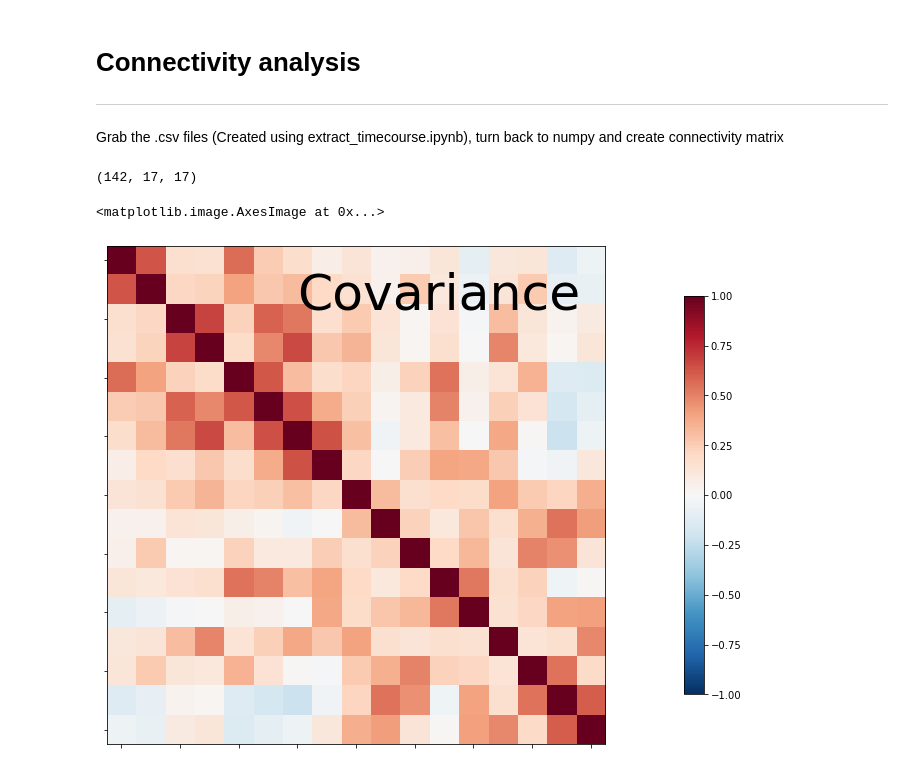
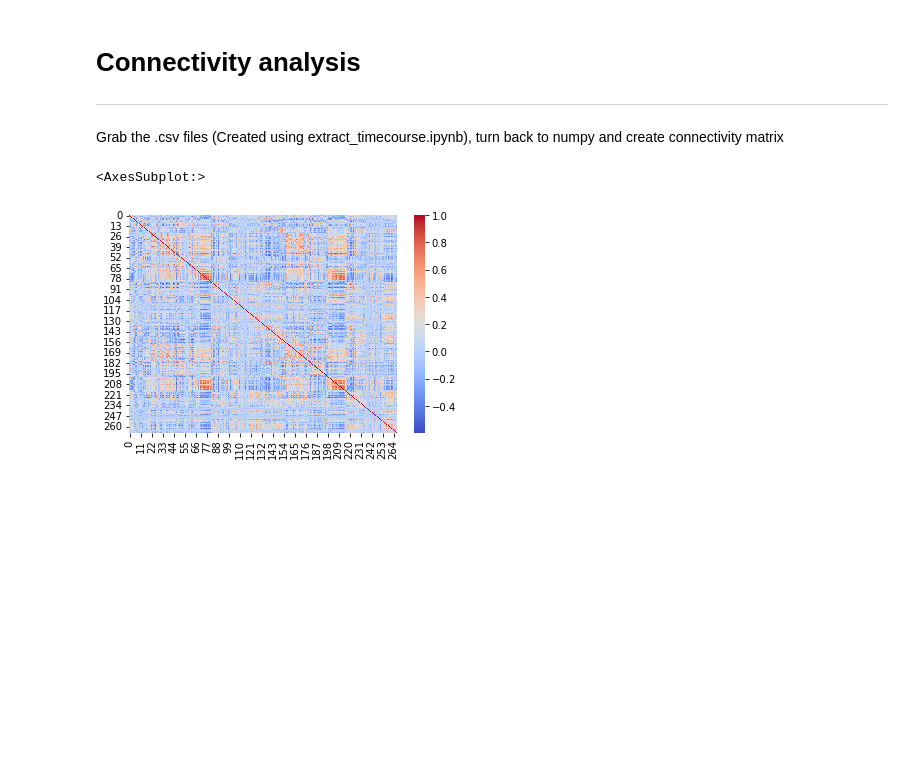
Before and after one commit to LevyDecisionNeuroLab/CPM_RS_TLV, a Jupyter notebook: extract_timecourse/build_FC_matrix.ipynb, the cells around one changed output. Drawn from its saved outputs; the diff is of its cells as text; code cells hidden in the pictures; blank space fills up the shorter version.

Commit message:
generated each subjects' own correlation matrix

```diff
--- a/extract_timecourse/build_FC_matrix.ipynb
+++ b/extract_timecourse/build_FC_matrix.ipynb
@@ -37,4 +20,0 @@ correlation_matrices = connectome_measure.fit_transform(ts_all)
-# %%
-correlation_matrices.shape
-# %% [output]
-(142, 17, 17)
@@ -44,8 +20,0 @@ mean_correlation_matrix = connectome_measure.mean_
-# %%
-# The covariance can be found at estimator.covariance_
-nilearn.plotting.plot_matrix(mean_correlation_matrix,
-                     figure=(9, 7), vmax=1, vmin=-1,
-                     title='Covariance')
-# %% [output]
-<matplotlib.image.AxesImage at 0x...>
-[figure, removed]
@@ -51,0 +30,7 @@ nilearn.plotting.plot_matrix(mean_correlation_matrix,
+# %%
+sns.heatmap(pd.read_csv('/gpfs/gibbs/pi/levy_ifat/Or/ZivResults/corMatrix/sub-0034_shen_matrix.csv'),
+            cmap='coolwarm'
+   )
+# %% [output]
+<AxesSubplot:>
+[figure, added]
```
Also changed, not shown: parts of 8 cells of this notebook.
